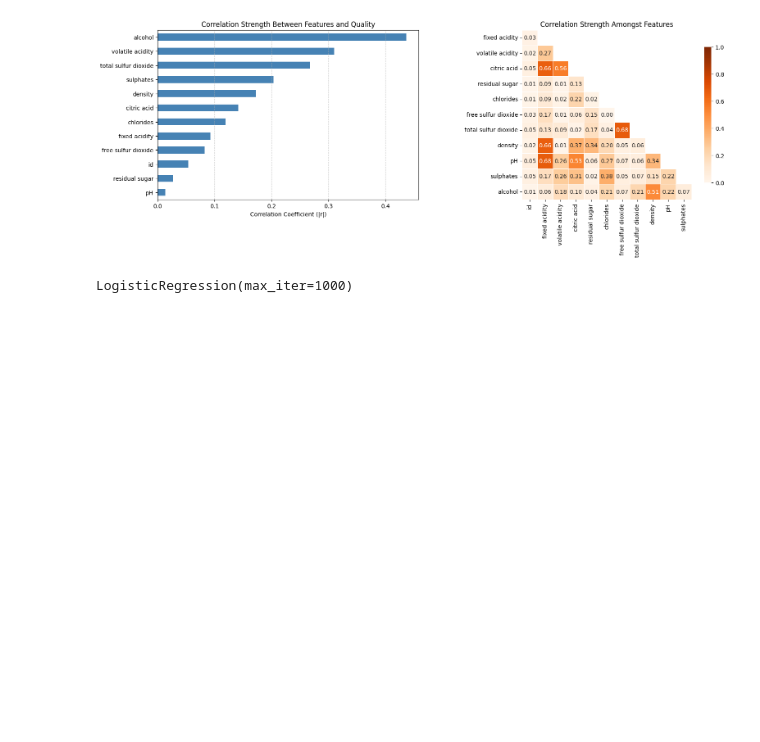
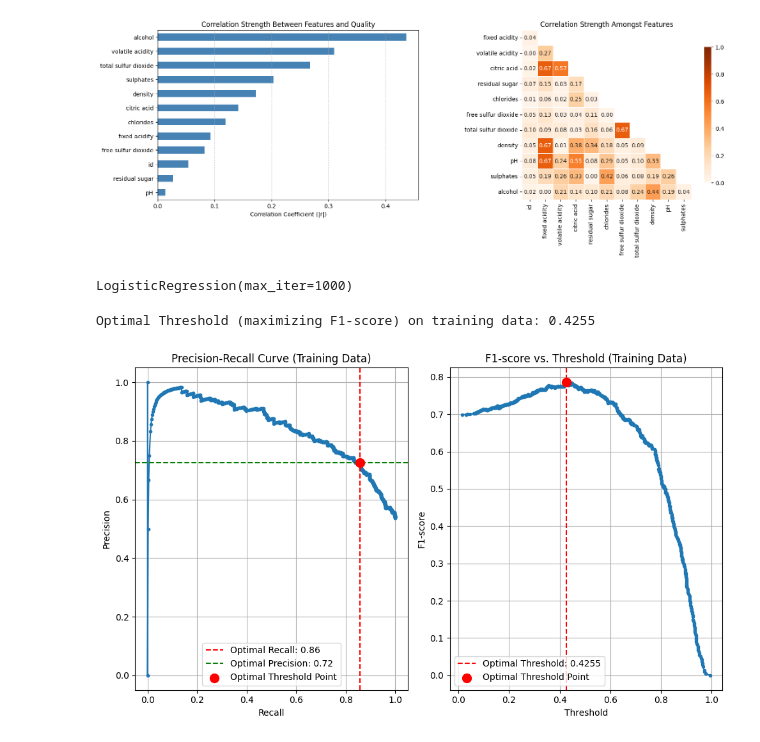
Before and after one commit to MobyWare/CACIDataDerby2025, a Jupyter notebook: wine-binary-classifier.ipynb, the cells around one changed output. Cells and saved outputs as stored; diff of their text form; code cells hidden in the pictures; blank space fills up the shorter version.

```diff
--- a/wine-binary-classifier.ipynb
+++ b/wine-binary-classifier.ipynb
@@ -10,19 +10,22 @@
 import pandas as pd
 import numpy as np
 from sklearn.linear_model import LogisticRegression
-from sklearn.metrics import confusion_matrix, ConfusionMatrixDisplay, accuracy_score
+from sklearn.metrics import confusion_matrix, ConfusionMatrixDisplay, accuracy_score, precision_recall_curve, f1_score, auc, roc_curve
+from sklearn.model_selection import train_test_split
 import matplotlib.pyplot as plt
 import seaborn as sns
 data_root_dir = "./data"
 # Read the test data set into a dataframe
-X_test = pd.read_csv(f'{data_root_dir}/test.csv')
+X_test_unseen = pd.read_csv(f'{data_root_dir}/test.csv')
 
 # Read the train data set into a dataframe
 train_data = pd.read_csv(f'{data_root_dir}/train.csv')
 
 # Separate the train data into a features and a response dataframe
-X_train = train_data.drop(columns=['quality'])
-y_train = train_data['quality']
+X = train_data.drop(columns=['quality'])
+y = train_data['quality']
+
+X_train, X_test, y_train, y_test = train_test_split(X, y, test_size=0.3, random_state=42, stratify=y)
 # %%
 # Cell 2: Don't Edit This Cell
 # --------------------------------------------------------------------------------------------------
@@ -120,11 +123,71 @@ LogisticRegression(max_iter=1000)
 # %%
 # Cell 6: Edit This Cell
 # --------------------------------------------------------------------------------------------------
 
 # Edit the variable 'threshold' with a classification threshold.  The logistic regression model calculates the probability that a given wine is 1 (Good).
     # If this probability is greater than the threshold, it will be classified as 1 (Good)
     # If this probability is less than the threshold, it will be classified as 0 (Bad)
 
 # --------------------------------------------------------------------------------------------------
 
-threshold = 0.75
+
+# 3. Get predicted probabilities on the TRAINING data
+# It's crucial to use TRAINING data for threshold optimization to avoid data leakage
+y_train_pred_proba = model.predict_proba(X_train_selected)[:, 1] # Probability of the positive class
+
+# 4. Compute Precision-Recall Curve
+# The precision_recall_curve function returns precision, recall, and thresholds
+precision, recall, thresholds = precision_recall_curve(y_train, y_train_pred_proba)
+
+# 5. Find the optimal threshold based on F1-score
+# We iterate through the thresholds and calculate the F1-score for each.
+# Note: The last threshold returned by precision_recall_curve is 1.0, and has corresponding
+# precision and recall values. To avoid issues with division by zero or empty predictions,
+# it's common to iterate up to len(thresholds)-1.
+f1_scores = []
+for i in range(len(thresholds)):
+    # Handle the case where precision + recall is zero to avoid division by zero
+    if (precision[i] + recall[i]) == 0:
+        f1_scores.append(0)
+    else:
+        f1 = 2 * (precision[i] * recall[i]) / (precision[i] + recall[i])
+        f1_scores.append(f1)
+
+optimal_threshold_idx = np.argmax(f1_scores)
+optimal_threshold_f1 = thresholds[optimal_threshold_idx]
+
+print(f"Optimal Threshold (maximizing F1-score) on training data: {optimal_threshold_f1:.4f}")
+
+# Optional: Visualize the Precision-Recall curve and F1-score
+plt.figure(figsize=(10, 6))
+
+plt.subplot(1, 2, 1)
+plt.plot(recall, precision, marker='.')
+plt.xlabel('Recall')
+plt.ylabel('Precision')
+plt.title('Precision-Recall Curve (Training Data)')
+plt.grid(True)
+plt.axvline(x=recall[optimal_threshold_idx], color='r', linestyle='--', label=f'Optimal Recall: {recall[optimal_threshold_idx]:.2f}')
+plt.axhline(y=precision[optimal_threshold_idx], color='g', linestyle='--', label=f'Optimal Precision: {precision[optimal_threshold_idx]:.2f}')
+plt.scatter(recall[optimal_threshold_idx], precision[optimal_threshold_idx], color='red', s=100, zorder=5, label='Optimal Threshold Point')
+plt.legend()
+
+
+plt.subplot(1, 2, 2)
+plt.plot(thresholds, f1_scores, marker='.')
+plt.xlabel('Threshold')
+plt.ylabel('F1-score')
+plt.title('F1-score vs. Threshold (Training Data)')
+plt.grid(True)
+plt.axvline(x=optimal_threshold_f1, color='red', linestyle='--', label=f'Optimal Threshold: {optimal_threshold_f1:.4f}')
+plt.scatter(optimal_threshold_f1, f1_scores[optimal_threshold_idx], color='red', s=100, zorder=5, label='Optimal Threshold Point')
+plt.legend()
+
+plt.tight_layout()
+plt.show()
+
+
+threshold = optimal_threshold_f1
+# %% [output]
+Optimal Threshold (maximizing F1-score) on training data: 0.4255
+[figure, added]
```
Also changed, not shown: parts of 3 cells of this notebook, 1 other file.
